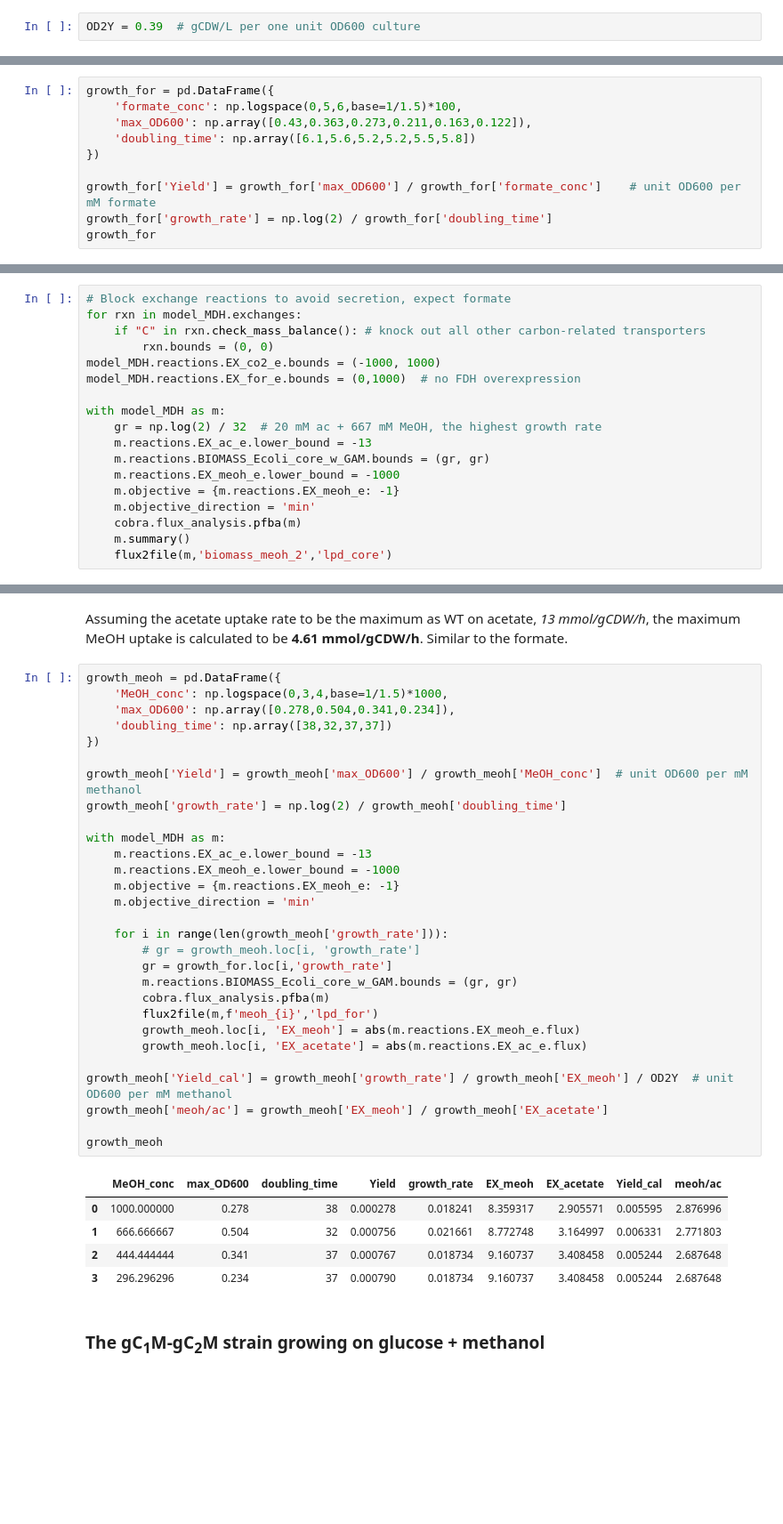
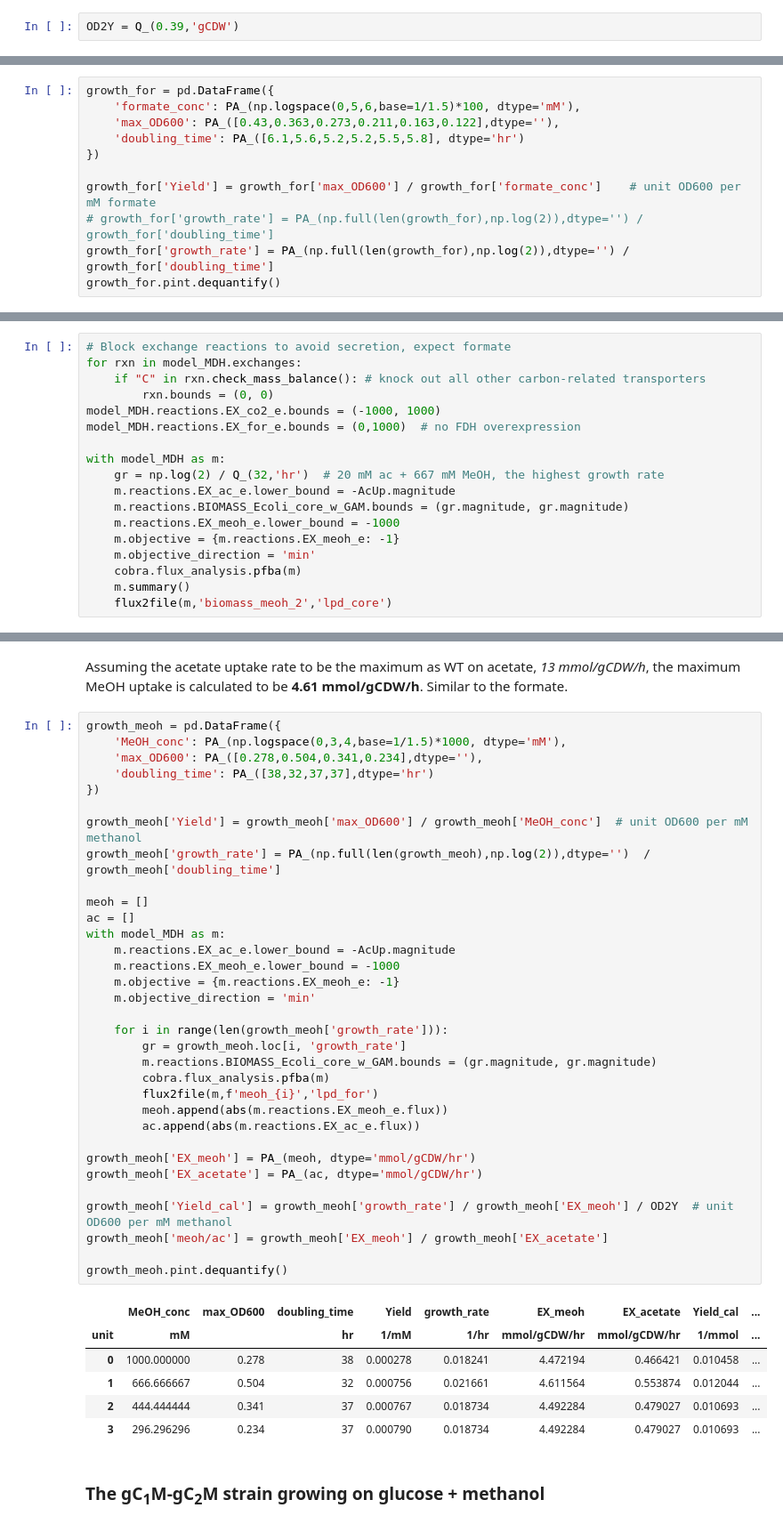
Before and after one commit to he-hai/PubSuppl, a Jupyter notebook: 2020_Energy_Auxotroph/LPD_FBA.ipynb, the cells around one changed output, grey strips where cells are left out. Shown at 89% size. Cells and saved outputs as stored; diff of their text form; blank space fills up the shorter version.

Commit message:
introduced pint to manage the units

```diff
--- a/2020_Energy_Auxotroph/LPD_FBA.ipynb
+++ b/2020_Energy_Auxotroph/LPD_FBA.ipynb
@@ -231,7 +236,7 @@ Using BionNumber [109836](https://bionumbers.hms.harvard.edu/bionumber.aspx?s=n&
 
 **Assuming all the limiting substrates are consumed in the experiments**
 # %%
-OD2Y = 0.39  # gCDW/L per one unit OD600 culture
+OD2Y = Q_(0.39,'gCDW')
 # %% [markdown]
 ### _$\Delta$lpd_ growing on acetate + formate:
 For the _$\Delta$lpd_ strain grows on 20 mM acetate and formate:
@@ -280,13 +282,14 @@ Here acetate uptake rate is _3.41 mmol/gCDW/h_, (the maximum) formate uptake rat
 * Biomass yield is **$ 2 \times{10 ^ {-2}}$ unit OD600 per mM formate**.
 # %%
 growth_for = pd.DataFrame({
-    'formate_conc': np.logspace(0,5,6,base=1/1.5)*100,
-    'max_OD600': np.array([0.43,0.363,0.273,0.211,0.163,0.122]),
-    'doubling_time': np.array([6.1,5.6,5.2,5.2,5.5,5.8])
+    'formate_conc': PA_(np.logspace(0,5,6,base=1/1.5)*100, dtype='mM'),
+    'max_OD600': PA_([0.43,0.363,0.273,0.211,0.163,0.122],dtype=''),
+    'doubling_time': PA_([6.1,5.6,5.2,5.2,5.5,5.8], dtype='hr')
 })
 
 growth_for['Yield'] = growth_for['max_OD600'] / growth_for['formate_conc']    # unit OD600 per mM formate
-growth_for['growth_rate'] = np.log(2) / growth_for['doubling_time']
-growth_for
+# growth_for['growth_rate'] = PA_(np.full(len(growth_for),np.log(2)),dtype='') / growth_for['doubling_time']
+growth_for['growth_rate'] = PA_(np.full(len(growth_for),np.log(2)),dtype='') / growth_for['doubling_time']
+growth_for.pint.dequantify()
 # %% [output]
 |  | formate_conc | max_OD600 | doubling_time | Yield | growth_rate |
@@ -358,9 +369,9 @@ model_MDH.reactions.EX_co2_e.bounds = (-1000, 1000)
 model_MDH.reactions.EX_for_e.bounds = (0,1000)  # no FDH overexpression
 
 with model_MDH as m:
-    gr = np.log(2) / 32  # 20 mM ac + 667 mM MeOH, the highest growth rate
-    m.reactions.EX_ac_e.lower_bound = -13
-    m.reactions.BIOMASS_Ecoli_core_w_GAM.bounds = (gr, gr)
+    gr = np.log(2) / Q_(32,'hr')  # 20 mM ac + 667 mM MeOH, the highest growth rate
+    m.reactions.EX_ac_e.lower_bound = -AcUp.magnitude
+    m.reactions.BIOMASS_Ecoli_core_w_GAM.bounds = (gr.magnitude, gr.magnitude)
     m.reactions.EX_meoh_e.lower_bound = -1000
     m.objective = {m.reactions.EX_meoh_e: -1}
     m.objective_direction = 'min'
@@ -378,39 +389,44 @@ pi_e   0.0797  co2_e  0.186
 Assuming the acetate uptake rate to be the maximum as WT on acetate, _13 mmol/gCDW/h_, the maximum MeOH uptake is calculated to be **4.61 mmol/gCDW/h**. Similar to the formate.
 # %%
 growth_meoh = pd.DataFrame({
-    'MeOH_conc': np.logspace(0,3,4,base=1/1.5)*1000,
-    'max_OD600': np.array([0.278,0.504,0.341,0.234]),
-    'doubling_time': np.array([38,32,37,37])
+    'MeOH_conc': PA_(np.logspace(0,3,4,base=1/1.5)*1000, dtype='mM'),
+    'max_OD600': PA_([0.278,0.504,0.341,0.234],dtype=''),
+    'doubling_time': PA_([38,32,37,37],dtype='hr')
 })
 
 growth_meoh['Yield'] = growth_meoh['max_OD600'] / growth_meoh['MeOH_conc']  # unit OD600 per mM methanol
-growth_meoh['growth_rate'] = np.log(2) / growth_meoh['doubling_time']
+growth_meoh['growth_rate'] = PA_(np.full(len(growth_meoh),np.log(2)),dtype='')  / growth_meoh['doubling_time']
 
+meoh = []
+ac = []
 with model_MDH as m:
-    m.reactions.EX_ac_e.lower_bound = -13
+    m.reactions.EX_ac_e.lower_bound = -AcUp.magnitude
     m.reactions.EX_meoh_e.lower_bound = -1000
     m.objective = {m.reactions.EX_meoh_e: -1}
     m.objective_direction = 'min'
 
     for i in range(len(growth_meoh['growth_rate'])):
-        # gr = growth_meoh.loc[i, 'growth_rate']
-        gr = growth_for.loc[i,'growth_rate']
-        m.reactions.BIOMASS_Ecoli_core_w_GAM.bounds = (gr, gr)
+        gr = growth_meoh.loc[i, 'growth_rate']
+        m.reactions.BIOMASS_Ecoli_core_w_GAM.bounds = (gr.magnitude, gr.magnitude)
         cobra.flux_analysis.pfba(m)
         flux2file(m,f'meoh_{i}','lpd_for')
-        growth_meoh.loc[i, 'EX_meoh'] = abs(m.reactions.EX_meoh_e.flux)
-        growth_meoh.loc[i, 'EX_acetate'] = abs(m.reactions.EX_ac_e.flux)
+        meoh.append(abs(m.reactions.EX_meoh_e.flux))
+        ac.append(abs(m.reactions.EX_ac_e.flux))
+
+growth_meoh['EX_meoh'] = PA_(meoh, dtype='mmol/gCDW/hr')
+growth_meoh['EX_acetate'] = PA_(ac, dtype='mmol/gCDW/hr')
 
 growth_meoh['Yield_cal'] = growth_meoh['growth_rate'] / growth_meoh['EX_meoh'] / OD2Y  # unit OD600 per mM methanol
 growth_meoh['meoh/ac'] = growth_meoh['EX_meoh'] / growth_meoh['EX_acetate']
 
-growth_meoh
+growth_meoh.pint.dequantify()
 # %% [output]
-|  | MeOH_conc | max_OD600 | doubling_time | Yield | growth_rate | EX_meoh | EX_acetate | Yield_cal | meoh/ac |
-| 0 | 1000.000000 | 0.278 | 38 | 0.000278 | 0.018241 | 8.359317 | 2.905571 | 0.005595 | 2.876996 |
-| 1 | 666.666667 | 0.504 | 32 | 0.000756 | 0.021661 | 8.772748 | 3.164997 | 0.006331 | 2.771803 |
-| 2 | 444.444444 | 0.341 | 37 | 0.000767 | 0.018734 | 9.160737 | 3.408458 | 0.005244 | 2.687648 |
-| 3 | 296.296296 | 0.234 | 37 | 0.000790 | 0.018734 | 9.160737 | 3.408458 | 0.005244 | 2.687648 |
+|  | MeOH_conc | max_OD600 | doubling_time | Yield | growth_rate | EX_meoh | EX_acetate | Yield_cal | ... |
+| unit | mM |  | hr | 1/mM | 1/hr | mmol/gCDW/hr | mmol/gCDW/hr | 1/mmol | ... |
+| 0 | 1000.000000 | 0.278 | 38 | 0.000278 | 0.018241 | 4.472194 | 0.466421 | 0.010458 | ... |
+| 1 | 666.666667 | 0.504 | 32 | 0.000756 | 0.021661 | 4.611564 | 0.553874 | 0.012044 | ... |
+| 2 | 444.444444 | 0.341 | 37 | 0.000767 | 0.018734 | 4.492284 | 0.479027 | 0.010693 | ... |
+| 3 | 296.296296 | 0.234 | 37 | 0.000790 | 0.018734 | 4.492284 | 0.479027 | 0.010693 | ... |
 # %% [markdown]
 ### The gC<sub>1</sub>M-gC<sub>2</sub>M strain growing on glucose + methanol
 # %%
```
Also changed, not shown: parts of 12 cells of this notebook.
